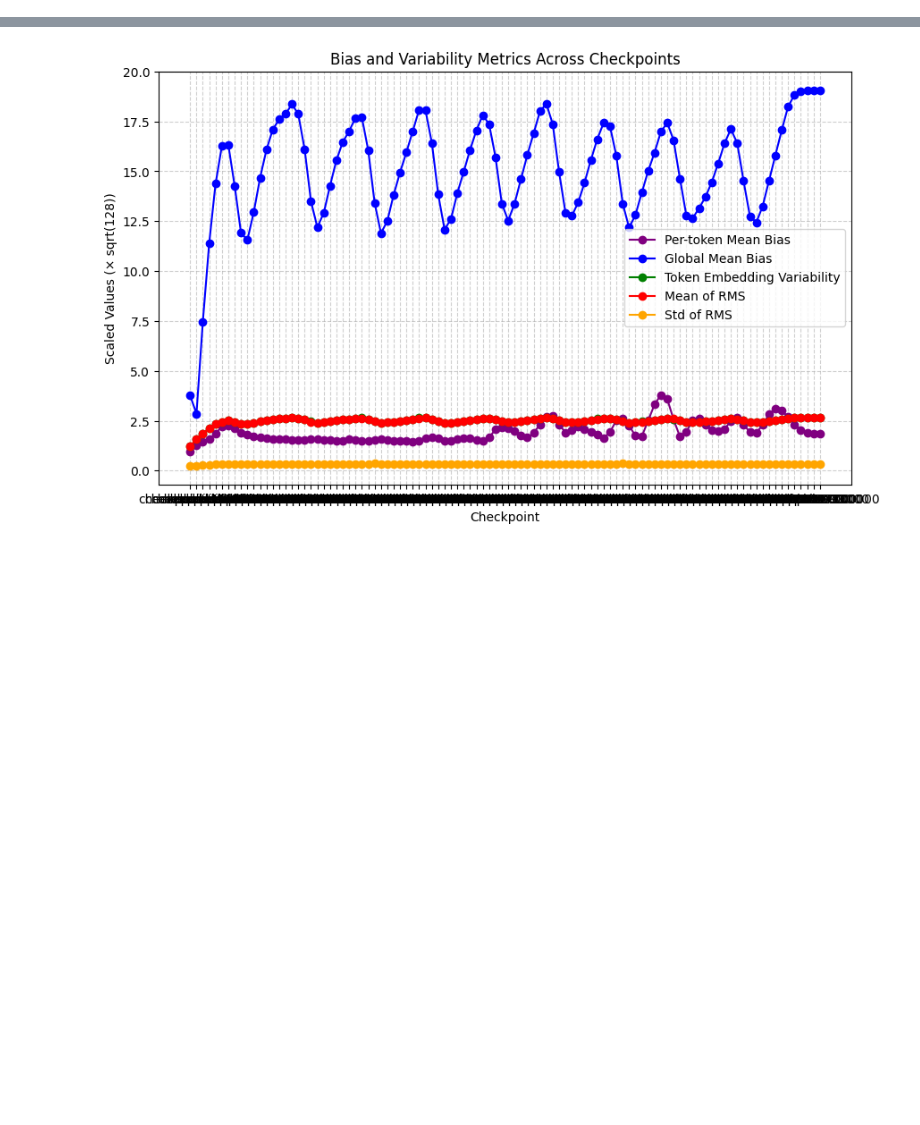
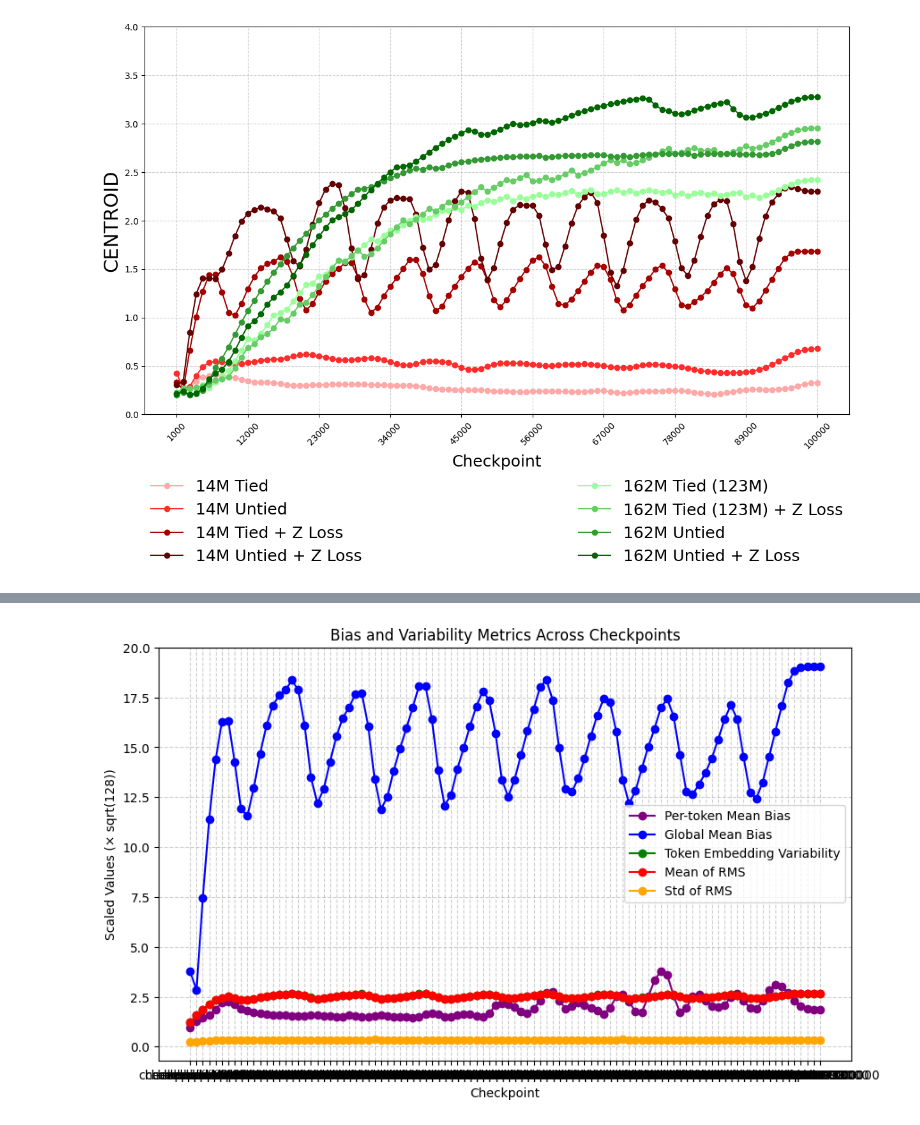
Before and after one commit to Cambridge-KAIST-smallLM/SmallLM, a Jupyter notebook: notebook/kaist_emb/dynamics.ipynb, the cells around one changed output, grey strips where cells are left out. Saved outputs shown, nothing was run; the diff lists cells and outputs as text; code cells hidden in the pictures; blank space fills up the shorter version.

```diff
--- a/notebook/kaist_emb/dynamics.ipynb
+++ b/notebook/kaist_emb/dynamics.ipynb
@@ -13,2 +14,73 @@ df_162m_zuntied = pd.read_csv("/Users/suchirsalhan/PHD/PHD/Notebook/kaist_emb/16
 #14m *sqrt(128)
 #14m *sqrt(768)
+# %%
+import numpy as np
+import pandas as pd
+import matplotlib.pyplot as plt
+import re
+
+# Load datasets
+datasets = {
+    '14M Tied':  pd.read_csv("/Users/suchirsalhan/PHD/PHD/Notebook/kaist_emb/14m/14m_tied.csv"),
+    '14M Untied':  pd.read_csv("/Users/suchirsalhan/PHD/PHD/Notebook/kaist_emb/14m/14m_untied.csv"),
+    "14M Tied + Z Loss": pd.read_csv("/Users/suchirsalhan/PHD/PHD/Notebook/kaist_emb/14m/14m_zloss_tied.csv"),
+    "14M Untied + Z Loss": pd.read_csv("/Users/suchirsalhan/PHD/PHD/Notebook/kaist_emb/14m/14m_zloss_untied.csv"),
+    "162M Tied (123M)": pd.read_csv("/Users/suchirsalhan/PHD/PHD/Notebook/kaist_emb/162m/tied_123m.csv"),
+    "162M Tied (123M) + Z Loss": pd.read_csv("/Users/suchirsalhan/PHD/PHD/Notebook/kaist_emb/162m/tied_123m_zloss.csv"),
+    "162M Untied": pd.read_csv("/Users/suchirsalhan/PHD/PHD/Notebook/kaist_emb/162m/untied_162m.csv"),
+    "162M Untied + Z Loss": pd.read_csv("/Users/suchirsalhan/PHD/PHD/Notebook/kaist_emb/162m/untied_162m_zloss.csv"),
+}
+
+# Columns to plot
+columns_to_plot = ['Global Mean Bias']
+
+# Define scaling factors
+scale_factors = {
+    "14M Tied": np.sqrt(1),
+    "14M Untied": np.sqrt(1),
+}
+
+default_scale_factor = np.sqrt(1)  # Default for other datasets
+
+# Define color gradients (red shades for first four, green shades for last four)
+colors = ['#FFA8A8','#FF2C2C',  '#A60000', '#640000',  # Light to dark red
+          '#99FF99', '#66CC66', '#339933', '#006600']  # Light to dark green
+
+# Iterate over columns
+for column in columns_to_plot:
+    plt.figure(figsize=(12, 9))  # Widen plot, reduce height (3:4 ratio)
+
+    # Iterate over datasets
+    for (name, df), color in zip(datasets.items(), colors):
+        df_scaled = df.copy()
+
+        # Apply scaling factor
+        scale_factor = scale_factors.get(name, default_scale_factor)
+        df_scaled[column] *= scale_factor
+
+        plt.plot(df_scaled['Checkpoint'], df_scaled[column],
+                 marker='o', linestyle='-', color=color, markersize=6, label=name)
+
+    # X-tick formatting
+    indices = np.linspace(0, len(df_scaled) - 1, 10, dtype=int)  # 10 evenly spaced ticks
+    xticks = df_scaled['Checkpoint'].iloc[indices].values
+    xticks_labels = [int(re.sub(r'\D', '', str(x))) for x in xticks]
+
+    plt.xticks(ticks=xticks, labels=xticks_labels, rotation=45)
+
+    # Labels and formatting
+    plt.xlabel("Checkpoint", fontsize=18)
+    plt.ylabel("CENTROID", fontsize=22)  # Corrected caption
+    plt.grid(True, linestyle="--", alpha=0.6)
+
+    # Adjust legend to fill width, keeping it compact
+    plt.legend(bbox_to_anchor=(0, -0.15, 1, 0), loc='upper center',
+               prop={'size': 18}, borderaxespad=0., ncol=2, frameon=False, mode="expand")
+
+    plt.ylim(0, 4)  # Y-axis limits
+    plt.tight_layout()
+
+    # Show the plot
+    plt.show()
+# %% [output]
+[figure, added]
```
Also changed, not shown: parts of 4 cells of this notebook.
